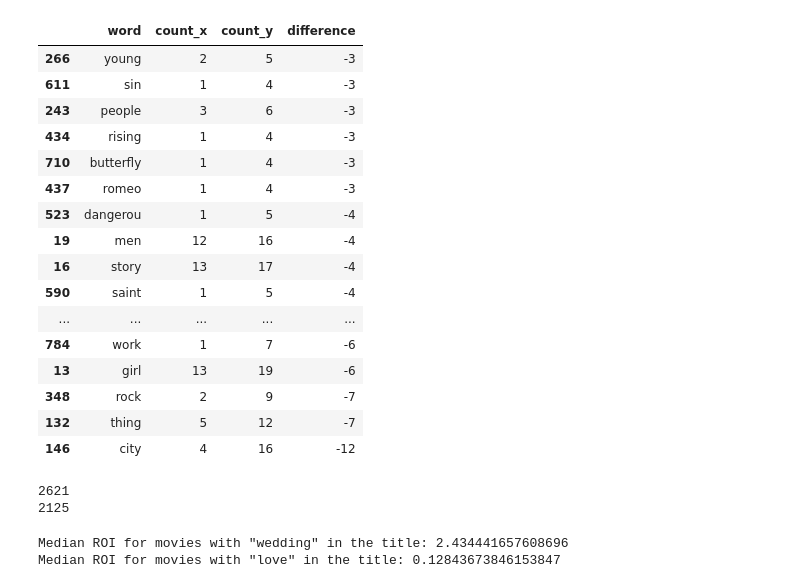
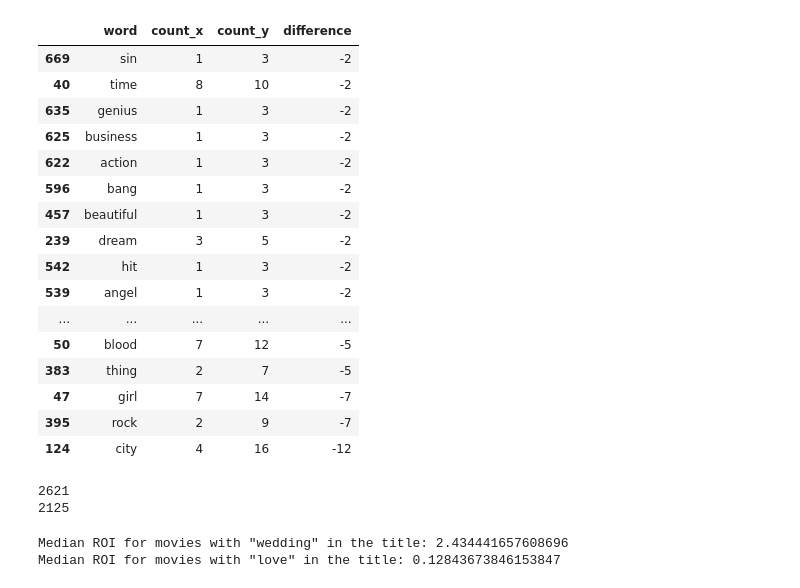
Before and after one commit to LindstromKyle/DSC-Flatiron-Project-1, a Jupyter notebook: Title_Words.ipynb, the cells around one changed output. Cells and saved outputs as stored; diff of their text form; code cells hidden in the pictures.

```diff
--- a/Title_Words.ipynb
+++ b/Title_Words.ipynb
@@ -13,5 +13,6 @@ money_columns = ['production_budget','domestic_gross','worldwide_gross']
 tn_movie_budgets[money_columns] = tn_movie_budgets[money_columns].replace([',','\$'], '', regex = True).astype(int)
 tn_movie_budgets['profit'] = tn_movie_budgets['worldwide_gross'] - tn_movie_budgets['production_budget']
 tn_movie_budgets['ROI'] = tn_movie_budgets['profit'] / tn_movie_budgets['production_budget']
+tn_movie_budgets['profit_margin'] = tn_movie_budgets['profit'] / tn_movie_budgets['worldwide_gross'] * 100
 tn_movie_budgets
 # %% [output]
@@ -31,9 +50,10 @@ tn_movie_budgets
 # %%
-title_vs_gross = pd.DataFrame(tn_movie_budgets[['movie','ROI']])
+title_vs_gross = pd.DataFrame(tn_movie_budgets[['movie','ROI','profit_margin']])
+
 
 title_vs_gross['movie'] = title_vs_gross['movie'].str.lower()
 title_vs_gross['movie'] = title_vs_gross['movie'].replace([':','\.','\,',"'",'!'], '', regex = True)
-title_vs_gross['movie'] = title_vs_gross['movie'].str.replace(r'(\w{2,})s\b', r'\1')
+#title_vs_gross['movie'] = title_vs_gross['movie'].str.replace(r'(\w{2,})s\b', r'\1')
 
 #display(title_vs_gross)
 
@@ -57,35 +77,35 @@ stopwords = ['the','and','of','a','to','in','2','3','on','&','with','ii','for','
 
 
 words_success = words_success[~words_success['word'].isin(stopwords)]
 words_fail = words_fail[~words_fail['word'].isin(stopwords)]
 
 
 words_difference = words_success.merge(words_fail, on = 'word')
 
 words_difference['difference'] = words_difference['count_x'] - words_difference['count_y']
 
-display(words_difference.sort_values(by = 'difference', ascending = False).tail(25))
+display(words_difference.sort_values(by = 'difference', ascending = False).tail(50))
 
 print(len(cleaned_titles_success))
 print(len(cleaned_titles_fail))
 # %% [output]
 |  | word | count_x | count_y | difference |
-| 266 | young | 2 | 5 | -3 |
-| 611 | sin | 1 | 4 | -3 |
-| 243 | people | 3 | 6 | -3 |
-| 434 | rising | 1 | 4 | -3 |
-| 710 | butterfly | 1 | 4 | -3 |
-| 437 | romeo | 1 | 4 | -3 |
-| 523 | dangerou | 1 | 5 | -4 |
-| 19 | men | 12 | 16 | -4 |
-| 16 | story | 13 | 17 | -4 |
-| 590 | saint | 1 | 5 | -4 |
+| 669 | sin | 1 | 3 | -2 |
+| 40 | time | 8 | 10 | -2 |
+| 635 | genius | 1 | 3 | -2 |
+| 625 | business | 1 | 3 | -2 |
+| 622 | action | 1 | 3 | -2 |
+| 596 | bang | 1 | 3 | -2 |
+| 457 | beautiful | 1 | 3 | -2 |
+| 239 | dream | 3 | 5 | -2 |
+| 542 | hit | 1 | 3 | -2 |
+| 539 | angel | 1 | 3 | -2 |
 | ... | ... | ... | ... | ... |
-| 784 | work | 1 | 7 | -6 |
-| 13 | girl | 13 | 19 | -6 |
-| 348 | rock | 2 | 9 | -7 |
-| 132 | thing | 5 | 12 | -7 |
-| 146 | city | 4 | 16 | -12 |
+| 50 | blood | 7 | 12 | -5 |
+| 383 | thing | 2 | 7 | -5 |
+| 47 | girl | 7 | 14 | -7 |
+| 395 | rock | 2 | 9 | -7 |
+| 124 | city | 4 | 16 | -12 |
 2621
 2125
 # %%
```
Also changed, not shown: parts of 10 cells of this notebook, 3 other files.
